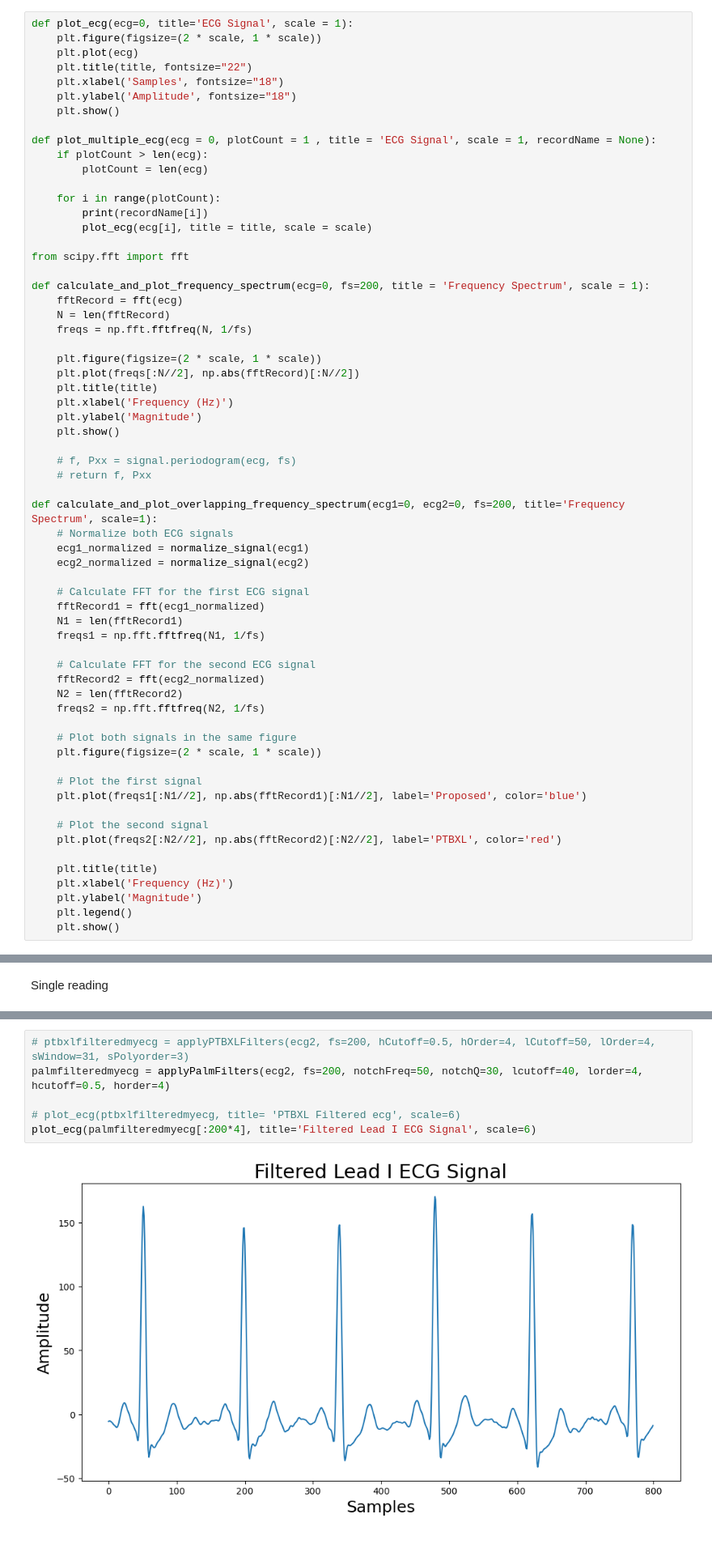
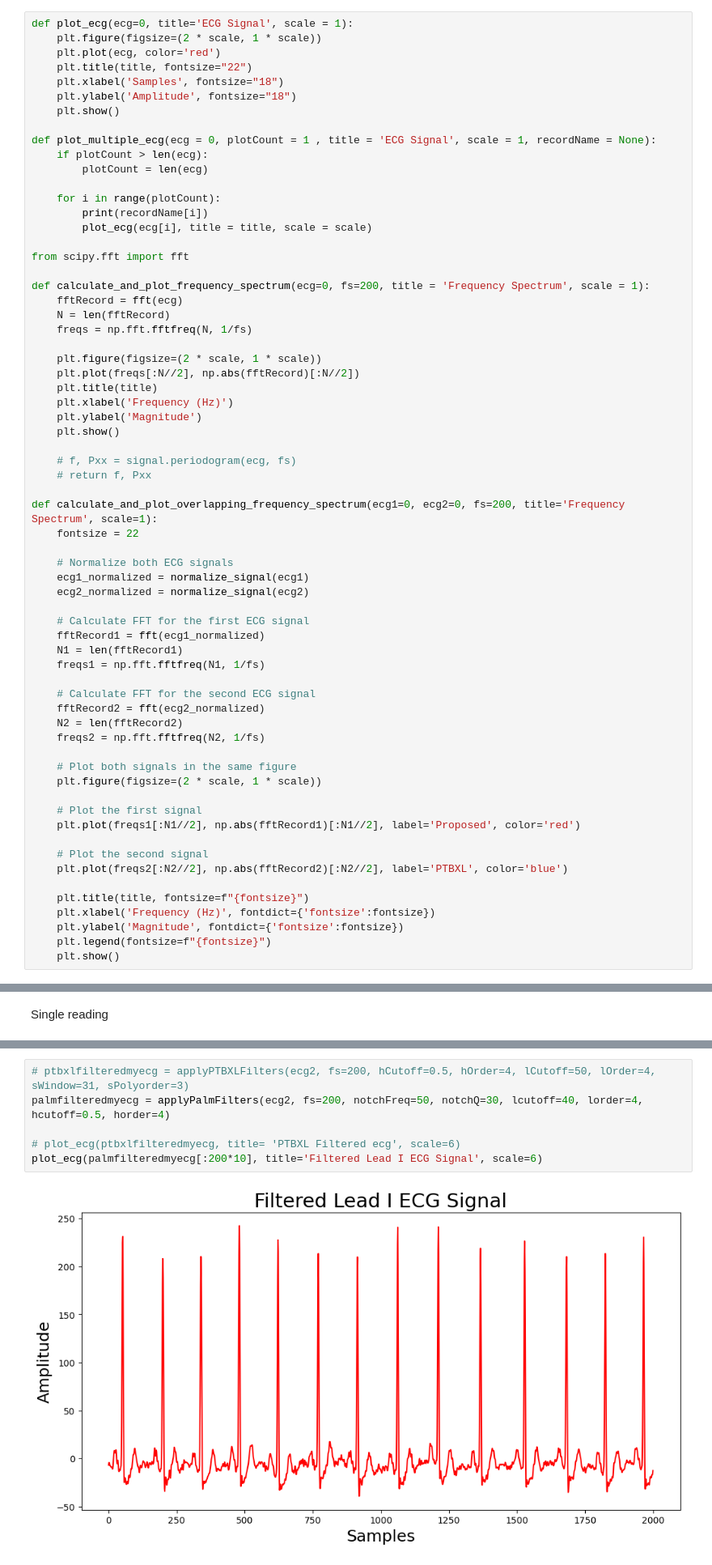
Before and after one commit to SanuthiVihansa/CardioFit-AI, a Jupyter notebook: ECG Device/Python/Compare-frequency-spectrum.ipynb, the cells around one changed output, grey strips where cells are left out. Shown at 81% size. Drawn from its saved outputs; the diff is of its cells as text.

```diff
--- a/ECG Device/Python/Compare-frequency-spectrum.ipynb
+++ b/ECG Device/Python/Compare-frequency-spectrum.ipynb
@@ -100,7 +100,7 @@ def applyPalmFiltersV2(data, fs = 200, notchFreq = 50, notchQ=30):
 # %%
 def plot_ecg(ecg=0, title='ECG Signal', scale = 1):
     plt.figure(figsize=(2 * scale, 1 * scale))
-    plt.plot(ecg)
+    plt.plot(ecg, color='red')
     plt.title(title, fontsize="22")
     plt.xlabel('Samples', fontsize="18")
     plt.ylabel('Amplitude', fontsize="18")
@@ -132,6 +132,8 @@ def calculate_and_plot_frequency_spectrum(ecg=0, fs=200, title = 'Frequency Spec
     # return f, Pxx
 
 def calculate_and_plot_overlapping_frequency_spectrum(ecg1=0, ecg2=0, fs=200, title='Frequency Spectrum', scale=1):
+    fontsize = 22
+
     # Normalize both ECG signals
     ecg1_normalized = normalize_signal(ecg1)
     ecg2_normalized = normalize_signal(ecg2)
@@ -150,15 +152,15 @@ def calculate_and_plot_overlapping_frequency_spectrum(ecg1=0, ecg2=0, fs=200, ti
     plt.figure(figsize=(2 * scale, 1 * scale))
 
     # Plot the first signal
-    plt.plot(freqs1[:N1//2], np.abs(fftRecord1)[:N1//2], label='Proposed', color='blue')
+    plt.plot(freqs1[:N1//2], np.abs(fftRecord1)[:N1//2], label='Proposed', color='red')
 
     # Plot the second signal
-    plt.plot(freqs2[:N2//2], np.abs(fftRecord2)[:N2//2], label='PTBXL', color='red')
+    plt.plot(freqs2[:N2//2], np.abs(fftRecord2)[:N2//2], label='PTBXL', color='blue')
 
-    plt.title(title)
-    plt.xlabel('Frequency (Hz)')
-    plt.ylabel('Magnitude')
-    plt.legend()
+    plt.title(title, fontsize=f"{fontsize}")
+    plt.xlabel('Frequency (Hz)', fontdict={'fontsize':fontsize})
+    plt.ylabel('Magnitude', fontdict={'fontsize':fontsize})
+    plt.legend(fontsize=f"{fontsize}")
     plt.show()
 # %% [markdown]
 # Load ECG Signals from ANSI dataset
@@ -312,11 +314,11 @@ plot_ecg(ecg2[:200*5], scale=6, title='Unfiltered Lead I ECG signal')
 # %%
 # ptbxlfilteredmyecg = applyPTBXLFilters(ecg2, fs=200, hCutoff=0.5, hOrder=4, lCutoff=50, lOrder=4, sWindow=31, sPolyorder=3)
 palmfilteredmyecg = applyPalmFilters(ecg2, fs=200, notchFreq=50, notchQ=30, lcutoff=40, lorder=4, hcutoff=0.5, horder=4)
 
 # plot_ecg(ptbxlfilteredmyecg, title= 'PTBXL Filtered ecg', scale=6)
-plot_ecg(palmfilteredmyecg[:200*4], title='Filtered Lead I ECG Signal', scale=6)
+plot_ecg(palmfilteredmyecg[:200*10], title='Filtered Lead I ECG Signal', scale=6)
 # %% [output]
-[figure, old version]
+[figure, new version]
 # %% [markdown]
 # Calculate Frequency Spectrum
 # %%
```
Also changed, not shown: parts of 3 cells of this notebook.
